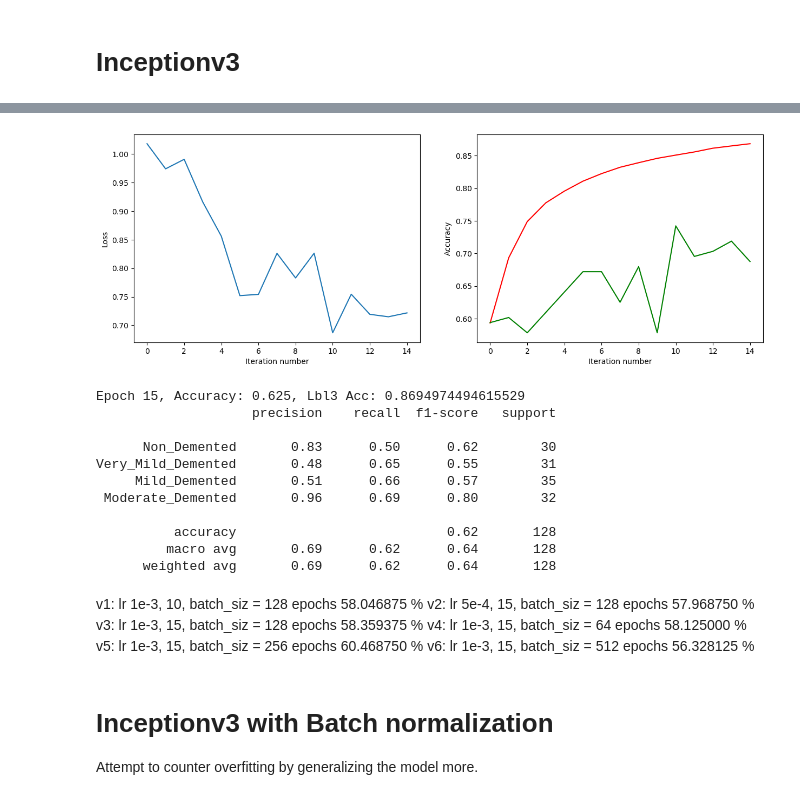
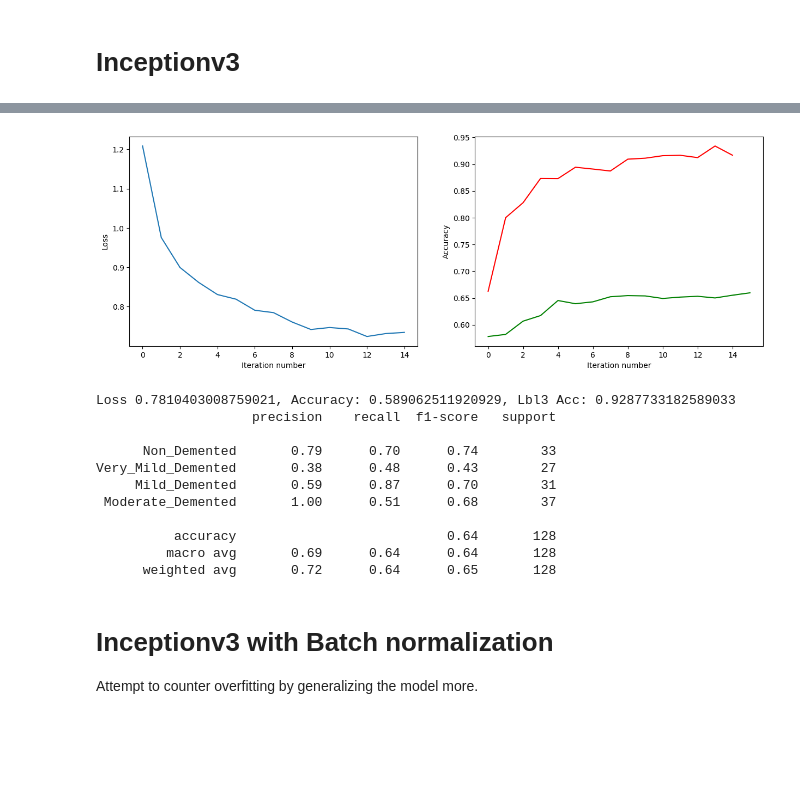
Before and after one commit to benjaminchong99/deepLearning_AlzheimerDetection, a Jupyter notebook: inceptionv3_smote_3.ipynb, the cells around one changed output, grey strips where cells are left out. Cells and saved outputs as stored; diff of their text form; code cells hidden in the pictures; blank space fills up the shorter version.

```diff
--- a/inceptionv3_smote_3.ipynb
+++ b/inceptionv3_smote_3.ipynb
@@ -51,7 +51,8 @@ from datasetv2 import datasetv3
 from ad_labels import LABELS_MAP, LABELS_LIST
 
 batch_size = 128
-train_loader, test_loader, train_dataset, test_dataset = datasetv3()
+resize = 299
+train_loader, test_loader, train_dataset, test_dataset = datasetv3(resize)
 # %%
 # dataiter = iter(train_loader)
 for i, (images, labels) in enumerate(train_loader):
@@ -91,11 +92,14 @@ losses = []
 steppedloss = []
 class3acclist = []
 totalacc = []
-mdtotal = 0
-mdcorrect = 0
 
 for epoch in range(num_epochs):
     total_batch = len(train_dataset) // batch_size
+    epoch_loss = 0
+    mdtotal = 0
+    mdcorrect = 0
+    total = 0
+    correct = 0
 
     for i, (batch_images, batch_labels) in enumerate(train_loader):
         X = batch_images.to(device)
@@ -117,18 +121,24 @@ for epoch in range(num_epochs):
                 % (epoch + 1, num_epochs, i + 1, total_batch, cost.item())
             )
 
+        epoch_loss += cost.item()
+        total += labels.size(0)
+        correct += (predicted.cpu() == batch_labels).sum().item()
+
         mdpreds = torch.FloatTensor([3 if pred == 3 else 4 for pred in predicted])
         mdtotal += sum([1 if pred == 3 else 0 for pred in predicted])
         mdcorrect += (mdpreds == batch_labels).sum().item()
 
     class3acc = mdcorrect/mdtotal
+    epoch_loss /= len(train_loader)
+    accuracy = correct/total
 
-    class_report = classification_report(batch_labels, predicted.cpu(), target_names=LABELS_LIST, output_dict=True)
-    print(f"Epoch {num_epochs}, Accuracy: {class_report['accuracy']}, Lbl3 Acc: {class3acc}")
+    # class_report = classification_report(batch_labels, predicted.cpu(), target_names=LABELS_LIST, output_dict=True)
+    print(f"Epoch {num_epochs}, Accuracy: {accuracy}, Lbl3 Acc: {class3acc}")
 
     class3acclist.append(class3acc)
-    steppedloss.append(cost.item())
-    totalacc.append(class_report['accuracy'])
+    steppedloss.append(epoch_loss)
+    totalacc.append(accuracy)
     predicted = predicted.cpu()
 
 print(classification_report(batch_labels, predicted.cpu(), target_names=LABELS_LIST))
@@ -245,25 +163,21 @@ Epoch 15, Accuracy: 0.6953125, Lbl3 Acc: 0.8556308716850993
 # %%
 # plot losses
+# Initialize matplotlib
 
-# Initialize matplotlib
 fig, axs = plt.subplots(1, 2, figsize = (15, 5))
 axs[0].plot(list(range(len(steppedloss))), steppedloss)
 axs[0].set_xlabel("Iteration number")
 axs[0].set_ylabel("Loss")
-# axs[1].plot(list(range(len(steppedloss))), steppedloss)
-# axs[1].set_xlabel("Iteration number")
-# axs[1].set_ylabel("Loss (in logarithmic scale)")
-# axs[1].set_yscale("log")
 
 axs[1].plot(list(range(len(class3acclist))), class3acclist,'-r', label="lbl3_accuracy")
-axs[1].plot(list(range(len(totalacc))), totalacc,'-g', label="total_accuracy")
+axs[1].plot(list(range(len(plotacc))), plotacc,'-g', label="total_accuracy")
 axs[1].set_xlabel("Iteration number")
 axs[1].set_ylabel("Accuracy")
 
 # Display
 plt.show()
 # %% [output]
-[figure, old version]
+[figure, new version]
 # %%
 # import ad_labels
 # model = torch.load('inceptionv3v3.pt')
@@ -272,6 +186,7 @@ model.eval()
 
 correct = 0
 total = 0
+epoch = 0
 
 for images, labels in test_loader:
     images = images.to(device)
@@ -279,6 +194,7 @@ for images, labels in test_loader:
 
     _, predicted = torch.max(outputs.data, 1)
 
+    epoch_loss += cost.item()
     total += labels.size(0)
     correct += (predicted == labels.to(device)).sum()
 
@@ -286,38 +202,34 @@ for images, labels in test_loader:
     mdtotal += sum([1 if pred == 3 else 0 for pred in predicted])
     mdcorrect += (mdpreds == labels).sum().item()
 
+epoch_loss /= len(test_loader)
 class3acc = mdcorrect/mdtotal
+accuracy = correct/total
 
-class_report = classification_report(labels, predicted.cpu(), target_names=LABELS_LIST, output_dict=True)
-print(f"Epoch {num_epochs}, Accuracy: {class_report['accuracy']}, Lbl3 Acc: {class3acc}")
+# class_report = classification_report(labels, predicted.cpu(), target_names=LABELS_LIST, output_dict=True)
+# print(f"Epoch {num_epochs}, Accuracy: {class_report['accuracy']}, Lbl3 Acc: {class3acc}")
 
 class3acclist.append(class3acc)
 steppedloss.append(cost.item())
 totalacc.append(class_report['accuracy'])
 predicted = predicted.cpu()
 
+print(f"Loss {epoch_loss}, Accuracy: {accuracy}, Lbl3 Acc: {class3acc}")
 print(classification_report(labels.cpu(), predicted.cpu(), target_names=LABELS_LIST))
 # %% [output]
-Epoch 15, Accuracy: 0.625, Lbl3 Acc: 0.8694974494615529
+Loss 0.7810403008759021, Accuracy: 0.589062511920929, Lbl3 Acc: 0.9287733182589033
                     precision    recall  f1-score   support
 
-      Non_Demented       0.83      0.50      0.62        30
-Very_Mild_Demented       0.48      0.65      0.55        31
-     Mild_Demented       0.51      0.66      0.57        35
- Moderate_Demented       0.96      0.69      0.80        32
+      Non_Demented       0.79      0.70      0.74        33
+Very_Mild_Demented       0.38      0.48      0.43        27
+     Mild_Demented       0.59      0.87      0.70        31
+ Moderate_Demented       1.00      0.51      0.68        37
 
-          accuracy                           0.62       128
-         macro avg       0.69      0.62      0.64       128
-      weighted avg       0.69      0.62      0.64       128
+          accuracy                           0.64       128
+         macro avg       0.69      0.64      0.64       128
+      weighted avg       0.72      0.64      0.65       128
 # %%
 torch.save(model, 'inceptionv3_standard_0.pt')
-# %% [markdown]
-v1: lr 1e-3, 10, batch_siz = 128 epochs 58.046875 %
-v2: lr 5e-4, 15, batch_siz = 128 epochs 57.968750 %
-v3: lr 1e-3, 15, batch_siz = 128 epochs 58.359375 %
-v4: lr 1e-3, 15, batch_siz = 64 epochs 58.125000 %
-v5: lr 1e-3, 15, batch_siz = 256 epochs 60.468750 %
-v6: lr 1e-3, 15, batch_siz = 512 epochs 56.328125 %
 # %% [markdown]
 # Inceptionv3 with Batch normalization
 Attempt to counter overfitting by generalizing the model more.
```
Also changed, not shown: parts of 7 cells of this notebook, 1 other file.
